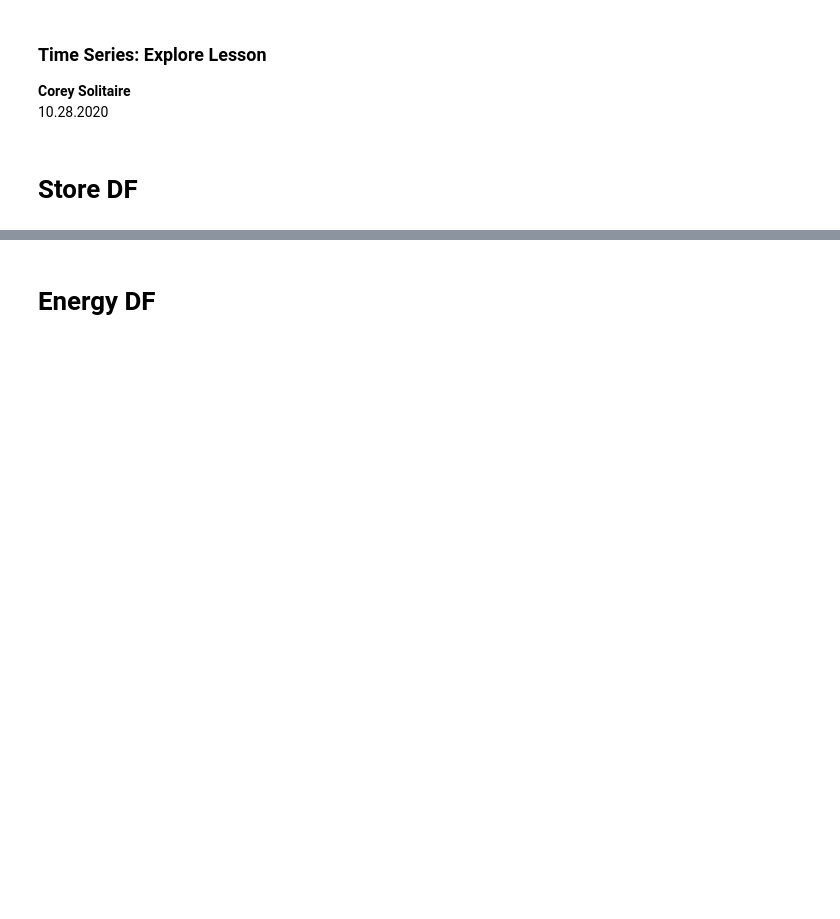
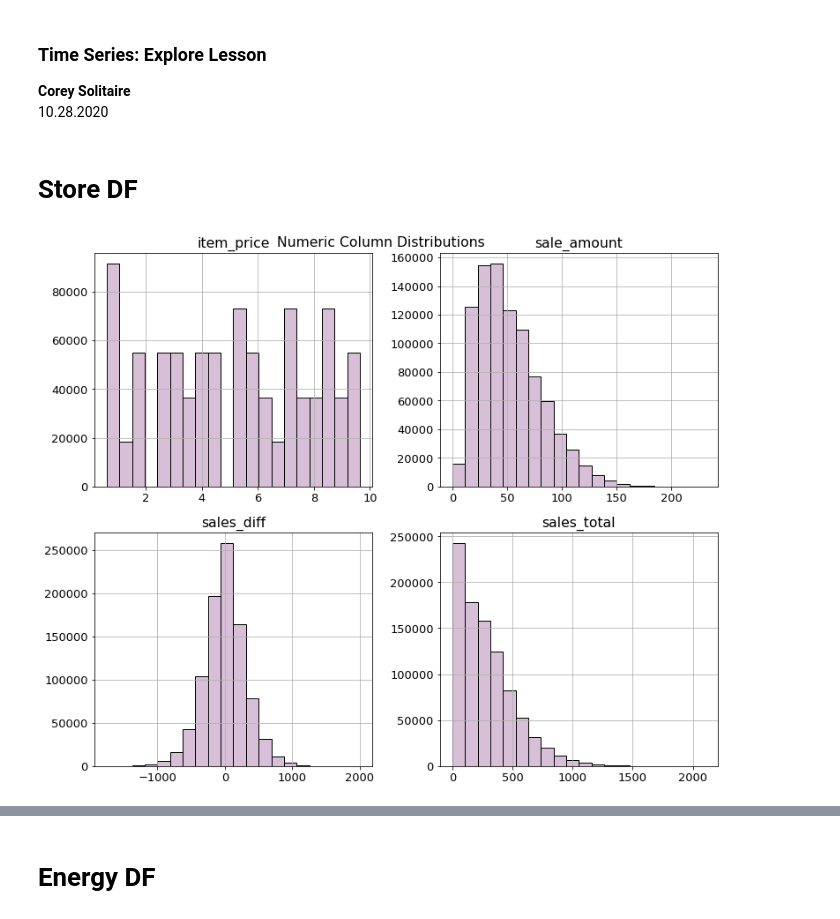
Before and after one commit to CSolitaire/time-series-exercises, a Jupyter notebook: explore.ipynb, the cells around one changed output, grey strips where cells are left out. Saved outputs shown, nothing was run; the diff lists cells and outputs as text; code cells hidden in the pictures; blank space fills up the shorter version.

```diff
--- a/explore.ipynb
+++ b/explore.ipynb
@@ -30,5 +30,7 @@ from prepare import prepped_store_df, prepped_energy_df
 # Store DF
 # %%
 df = get_store_data()
-df = prepped_store_df(df)
-df.head()
+store_df = prepped_store_df(df)
+store_df.head()
+# %% [output]
+[figure, added]
```
Also changed, not shown: parts of 2 cells of this notebook, 1 other file.
